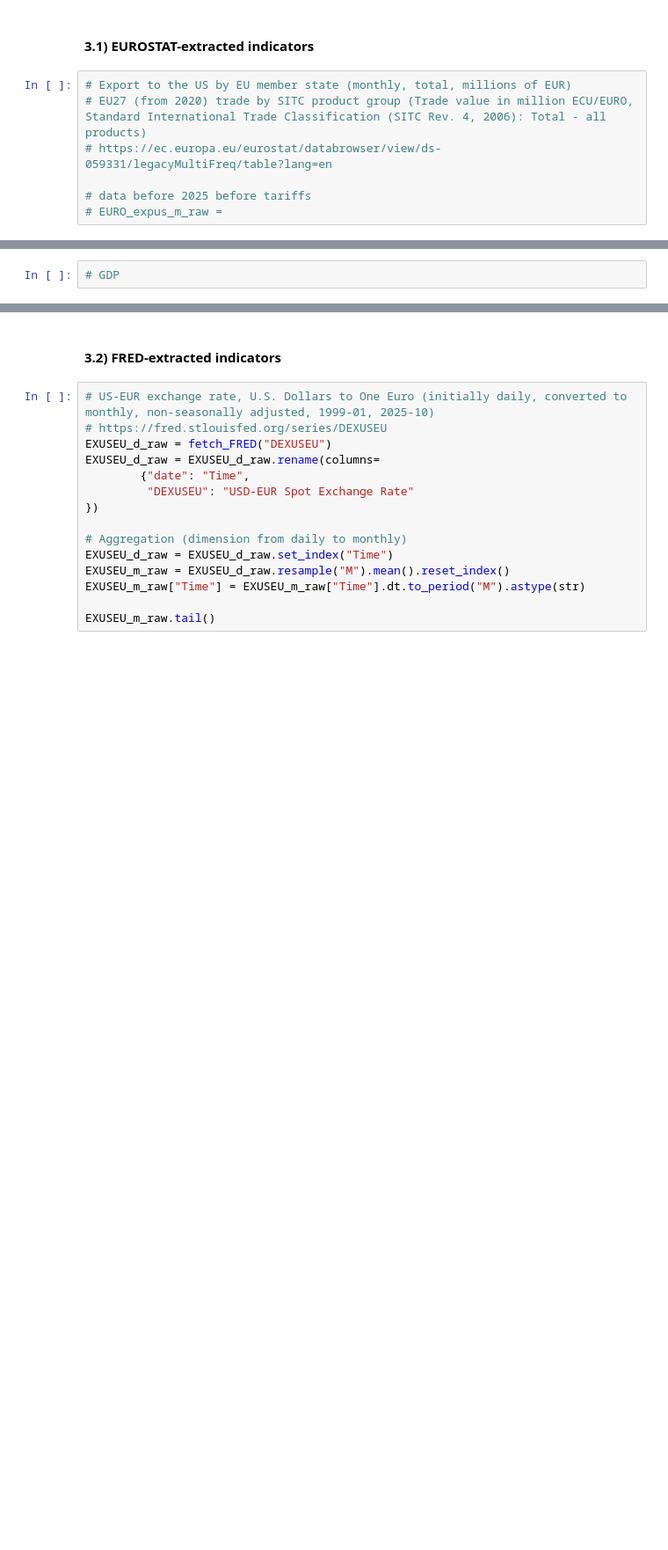
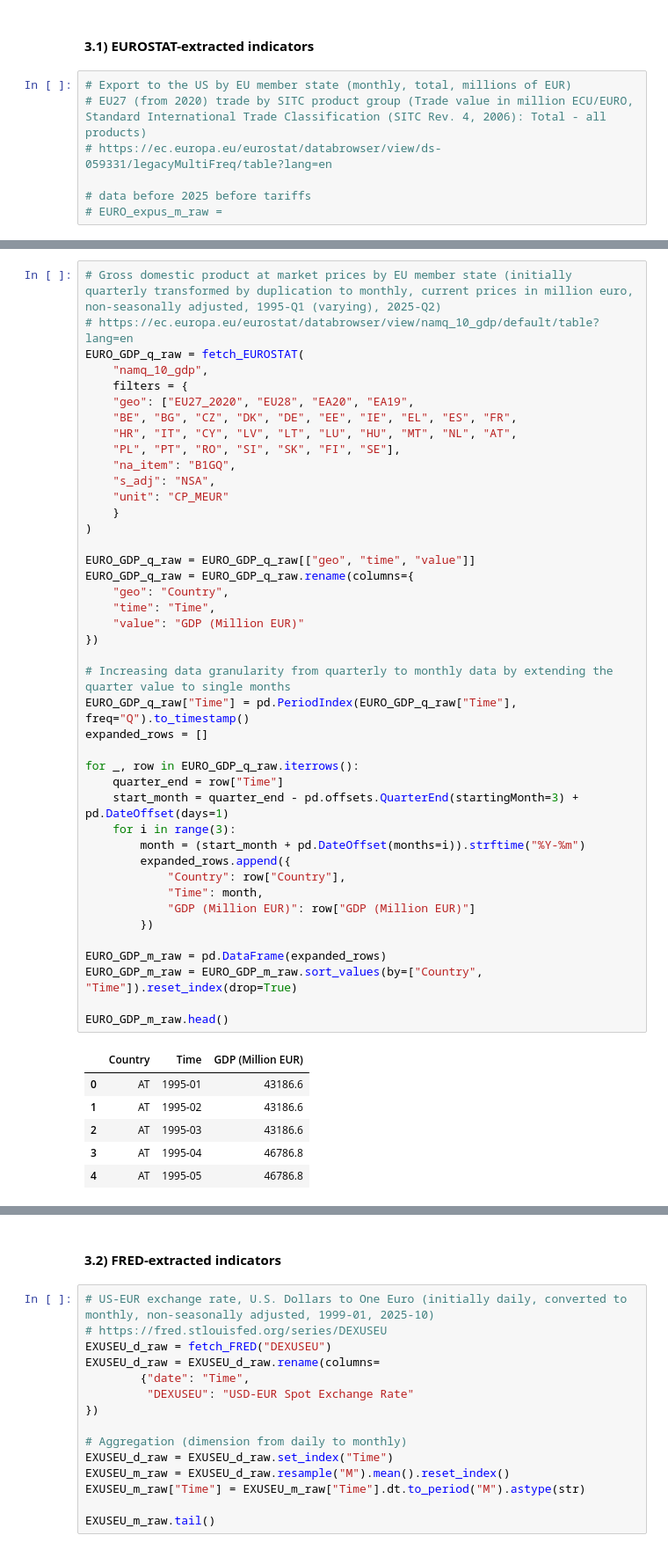
Before and after one commit to EliaLand/PSTR_Financial_Econometrics, a Jupyter notebook: data_fetcher/main.ipynb, the cells around one changed output, grey strips where cells are left out. Shown at 88% size. Saved outputs shown, nothing was run; the diff lists cells and outputs as text; blank space fills up the shorter version.

```diff
--- a/data_fetcher/main.ipynb
+++ b/data_fetcher/main.ipynb
@@ -93,3 +96,50 @@ EURO_unem_m_raw.tail()
 # %%
-# GDP
+# Gross domestic product at market prices by EU member state (initially quarterly transformed by duplication to monthly, current prices in million euro, non-seasonally adjusted, 1995-Q1 (varying), 2025-Q2)
+# https://ec.europa.eu/eurostat/databrowser/view/namq_10_gdp/default/table?lang=en
+EURO_GDP_q_raw = fetch_EUROSTAT(
+    "namq_10_gdp",
+    filters = {
+    "geo": ["EU27_2020", "EU28", "EA20", "EA19",
+    "BE", "BG", "CZ", "DK", "DE", "EE", "IE", "EL", "ES", "FR",
+    "HR", "IT", "CY", "LV", "LT", "LU", "HU", "MT", "NL", "AT",
+    "PL", "PT", "RO", "SI", "SK", "FI", "SE"],
+    "na_item": "B1GQ",
+    "s_adj": "NSA",
+    "unit": "CP_MEUR"
+    }
+)
+
+EURO_GDP_q_raw = EURO_GDP_q_raw[["geo", "time", "value"]]
+EURO_GDP_q_raw = EURO_GDP_q_raw.rename(columns={
+    "geo": "Country",
+    "time": "Time",
+    "value": "GDP (Million EUR)"
+})
+
+# Increasing data granularity from quarterly to monthly data by extending the quarter value to single months
+EURO_GDP_q_raw["Time"] = pd.PeriodIndex(EURO_GDP_q_raw["Time"], freq="Q").to_timestamp()
+expanded_rows = []
+
+for _, row in EURO_GDP_q_raw.iterrows():
+    quarter_end = row["Time"]
+    start_month = quarter_end - pd.offsets.QuarterEnd(startingMonth=3) + pd.DateOffset(days=1)
+    for i in range(3):
+        month = (start_month + pd.DateOffset(months=i)).strftime("%Y-%m")
+        expanded_rows.append({
+            "Country": row["Country"],
+            "Time": month,
+            "GDP (Million EUR)": row["GDP (Million EUR)"]
+        })
+
+EURO_GDP_m_raw = pd.DataFrame(expanded_rows)
+EURO_GDP_m_raw = EURO_GDP_m_raw.sort_values(by=["Country", "Time"]).reset_index(drop=True)
+
+EURO_GDP_m_raw.head()
+# %% [output]
+|  | Country | Time | GDP (Million EUR) |
+| 0 | AT | 1995-01 | 43186.6 |
+| 1 | AT | 1995-02 | 43186.6 |
+| 2 | AT | 1995-03 | 43186.6 |
+| 3 | AT | 1995-04 | 46786.8 |
+| 4 | AT | 1995-05 | 46786.8 |
 # %%
```
Also changed, not shown: parts of 10 cells of this notebook, 1 other file.
